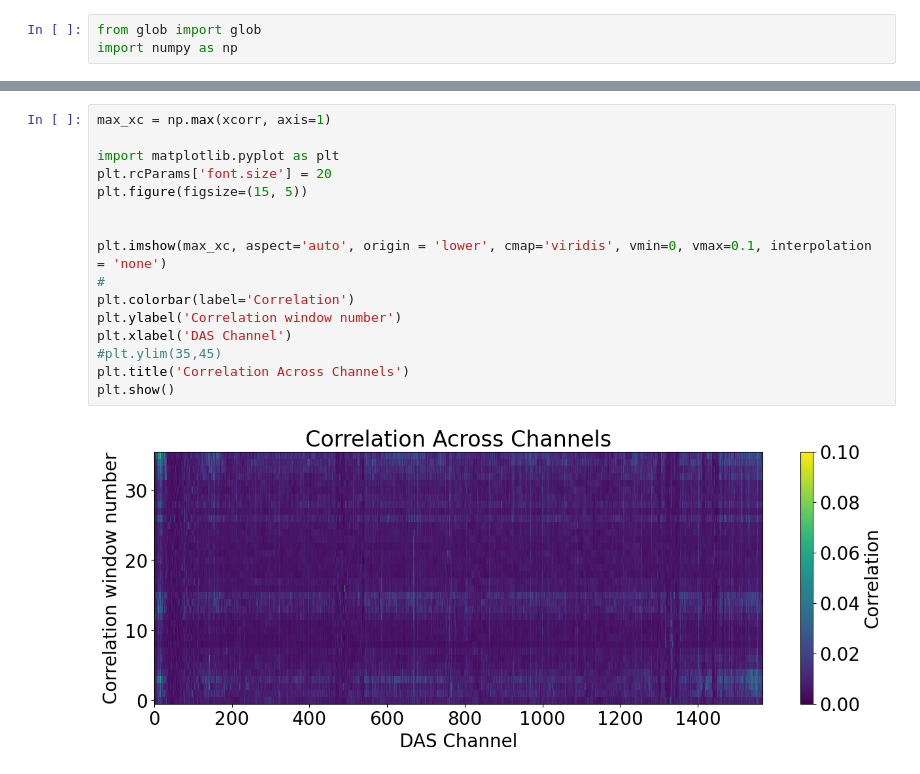
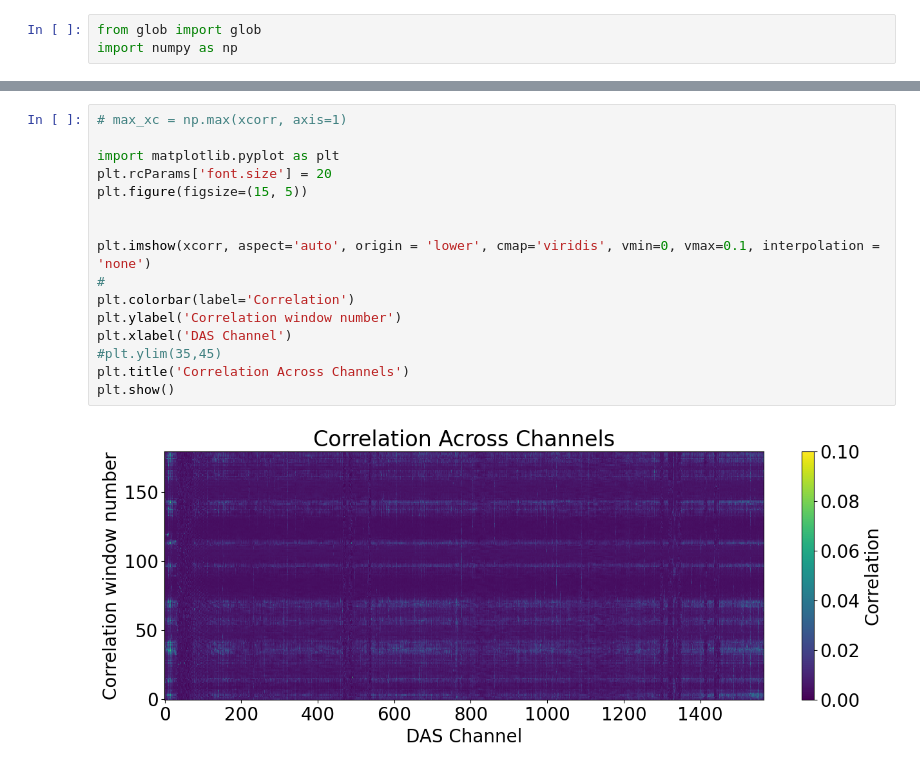
Before and after one commit to bradlipovsky/interferometry-for-orcas, a Jupyter notebook: read-xc-results.ipynb, the cells around one changed output, grey strips where cells are left out. Cells and saved outputs as stored; diff of their text form.

```diff
--- a/read-xc-results.ipynb
+++ b/read-xc-results.ipynb
@@ -20,18 +28,18 @@ decimator_2024-11-09_21.41.00_UTC_028085_xcorr.npz (18, 6616, 1567) (36, 6616, 1
 # %%
-max_xc = np.max(xcorr, axis=1)
+# max_xc = np.max(xcorr, axis=1)
 
 import matplotlib.pyplot as plt
 plt.rcParams['font.size'] = 20
 plt.figure(figsize=(15, 5))
 
 
-plt.imshow(max_xc, aspect='auto', origin = 'lower', cmap='viridis', vmin=0, vmax=0.1, interpolation = 'none')
+plt.imshow(xcorr, aspect='auto', origin = 'lower', cmap='viridis', vmin=0, vmax=0.1, interpolation = 'none')
 #
 plt.colorbar(label='Correlation')
 plt.ylabel('Correlation window number')
 plt.xlabel('DAS Channel')
 #plt.ylim(35,45)
 plt.title('Correlation Across Channels')
 plt.show()
 # %% [output]
-[figure, old version]
+[figure, new version]
```
Also changed, not shown: parts of 1 cell of this notebook, 1 other file.
